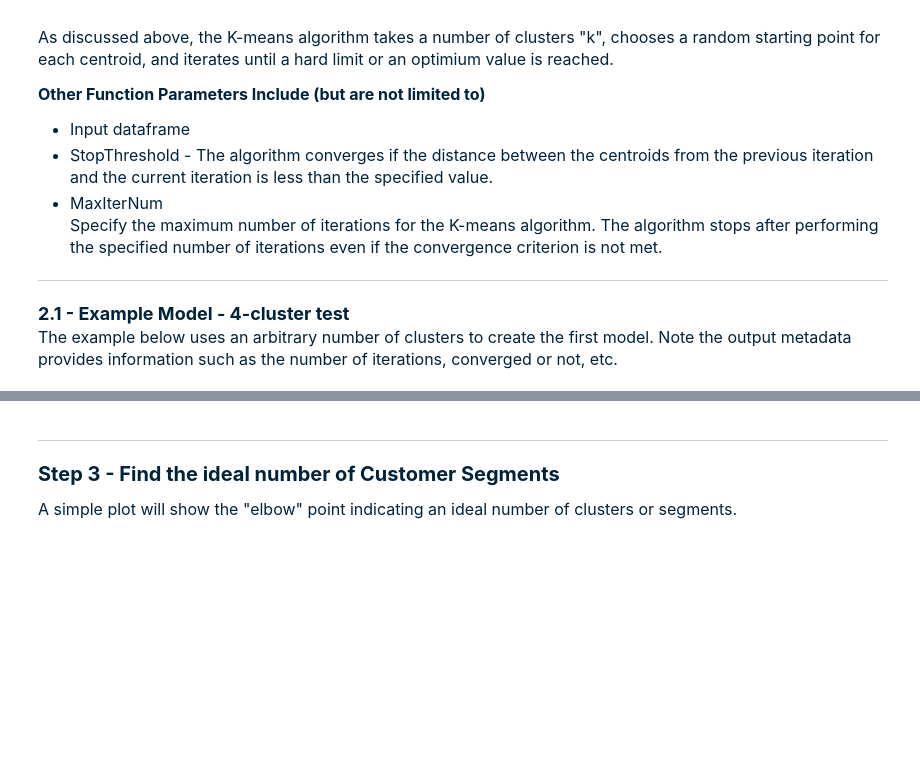
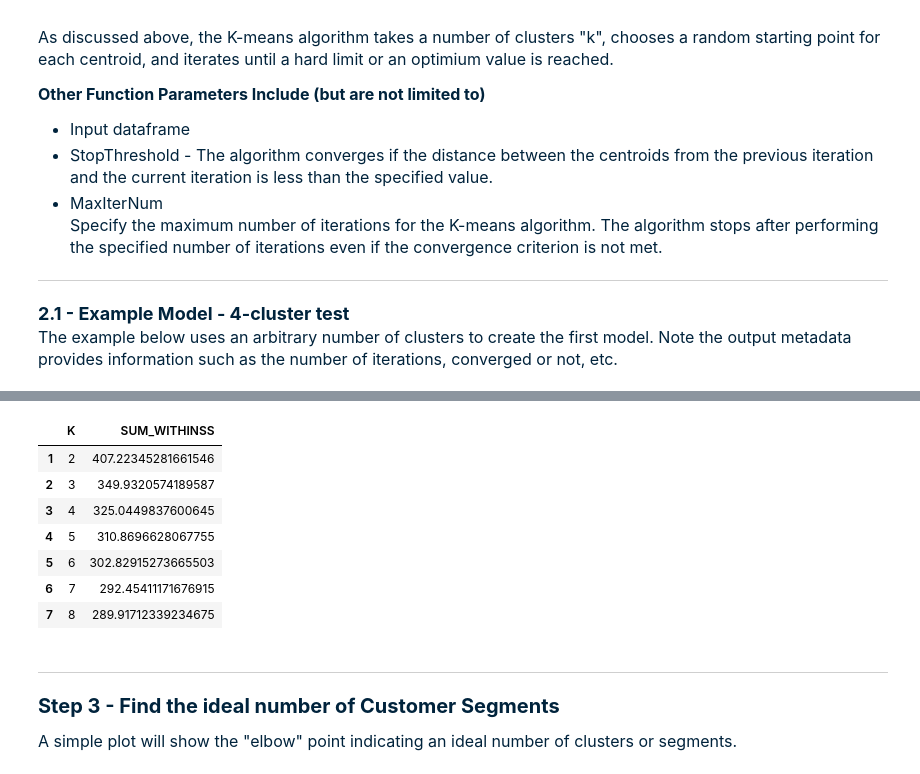
Before and after one commit to Teradata/lake-demos, a Jupyter notebook: UseCases/Vector-Embeddings-Segmentation/Segmentation_With_Vector_Embedding-SQL.ipynb, the cells around one changed output, grey strips where cells are left out. Cells and saved outputs as stored; diff of their text form; code cells hidden in the pictures; blank space fills up the shorter version.

```diff
--- a/UseCases/Vector-Embeddings-Segmentation/Segmentation_With_Vector_Embedding-SQL.ipynb
+++ b/UseCases/Vector-Embeddings-Segmentation/Segmentation_With_Vector_Embedding-SQL.ipynb
@@ -220,3 +205,94 @@ df = pd.DataFrame(a, columns = ['k', 'WCSS']).set_index('k')
+# %%
+SELECT '2' as K, SUM(td_withinss_kmeans) as SUM_WITHINSS FROM TD_KMeans (
+    ON Embedded_data AS InputTable
+USING
+    IdColumn('comment_id')
+    TargetColumns('[1:50]')
+    NumClusters(2)
+    StopThreshold(0.0295)
+    MaxIterNum(10)
+)AS dt
+
+UNION ALL
+
+SELECT '3' as K, SUM(td_withinss_kmeans) as SUM_WITHINSS FROM TD_KMeans (
+    ON Embedded_data AS InputTable
+USING
+    IdColumn('comment_id')
+    TargetColumns('[1:50]')
+    NumClusters(3)
+    StopThreshold(0.0295)
+MaxIterNum(10)
+)AS dt
+
+UNION ALL
+
+SELECT '4' as K, SUM(td_withinss_kmeans) as SUM_WITHINSS FROM TD_KMeans (
+    ON Embedded_data AS InputTable
+USING
+    IdColumn('comment_id')
+    TargetColumns('[1:50]')
+    NumClusters(4)
+    StopThreshold(0.0295)
+MaxIterNum(10)
+)AS dt
+
+UNION ALL
+
+SELECT '5' as K, SUM(td_withinss_kmeans) as SUM_WITHINSS FROM TD_KMeans (
+    ON Embedded_data AS InputTable
+USING
+    IdColumn('comment_id')
+    TargetColumns('[1:50]')
+    NumClusters(5)
+    StopThreshold(0.0295)
+MaxIterNum(10)
+)AS dt
+
+UNION ALL
+
+SELECT '6' as K, SUM(td_withinss_kmeans) as SUM_WITHINSS FROM TD_KMeans (
+    ON Embedded_data AS InputTable
+USING
+    IdColumn('comment_id')
+    TargetColumns('[1:50]')
+    NumClusters(6)
+    StopThreshold(0.0295)
+MaxIterNum(10)
+)AS dt
+
+UNION ALL
+
+SELECT '7' as K, SUM(td_withinss_kmeans) as SUM_WITHINSS FROM TD_KMeans (
+    ON Embedded_data AS InputTable
+USING
+    IdColumn('comment_id')
+    TargetColumns('[1:50]')
+    NumClusters(7)
+    StopThreshold(0.0295)
+MaxIterNum(10)
+)AS dt
+
+UNION ALL
+
+SELECT '8' as K, SUM(td_withinss_kmeans) as SUM_WITHINSS FROM TD_KMeans (
+    ON Embedded_data AS InputTable
+USING
+    IdColumn('comment_id')
+    TargetColumns('[1:50]')
+    NumClusters(8)
+    StopThreshold(0.0295)
+MaxIterNum(10)
+)AS dt
+# %% [output]
+|  | K | SUM_WITHINSS |
+| 1 | 2 | 407.22345281661546 |
+| 2 | 3 | 349.9320574189587 |
+| 3 | 4 | 325.0449837600645 |
+| 4 | 5 | 310.8696628067755 |
+| 5 | 6 | 302.82915273665503 |
+| 6 | 7 | 292.45411171676915 |
+| 7 | 8 | 289.91712339234675 |
 # %% [markdown]
 <hr>
 <p style = 'font-size:20px;font-family:Arial;color:#00233C'><b>Step 3 - Find the ideal number of Customer Segments</b></p>
```
Also changed, not shown: parts of 19 cells of this notebook, 1 other file.
